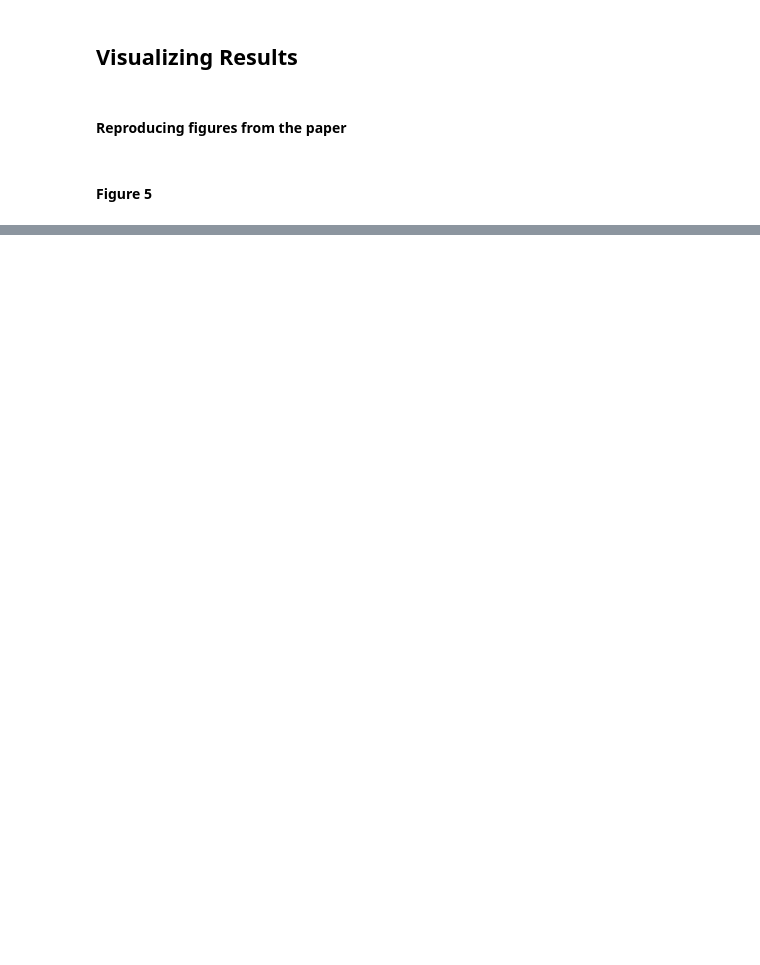
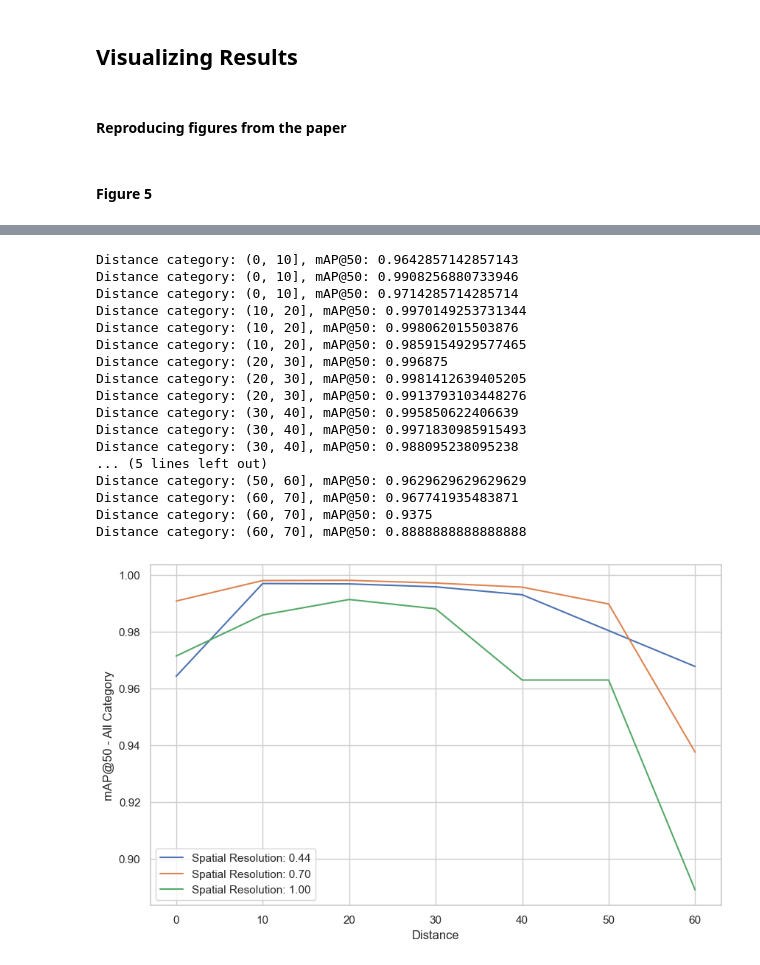
Before and after one commit to vdakov/frmdl-object-detection-distance-resolution, a Jupyter notebook: experiments.ipynb, the cells around one changed output, grey strips where cells are left out. Saved outputs shown, nothing was run; the diff lists cells and outputs as text; code cells hidden in the pictures; blank space fills up the shorter version.

```diff
--- a/experiments.ipynb
+++ b/experiments.ipynb
@@ -300,0 +417,42 @@ multi_lineplot(data_dict, xlabel="Distance(m)", ylabel="Recall-Pedestrian")
+# %%
+bins = list(range(0, 75, 10))
+df['distance_category'] = pd.cut(df['distance'], bins=bins)
+grouped_distance = df.groupby(['distance_category', 'spatial_res'])
+import matplotlib.pyplot as plt
+import seaborn as sns
+sns.set_theme(style="whitegrid")
+spatial_res_distance_dict = {}
+for (distance_label, spatial_resolution), group in grouped_distance:
+    curr_map_50 = compute_map50(group, plot=False)
+    print(f"Distance category: {distance_label}, mAP@50: {curr_map_50}")
+    if spatial_resolution not in spatial_res_distance_dict:
+        spatial_res_distance_dict[spatial_resolution] = []
+    spatial_res_distance_dict[spatial_resolution].append(curr_map_50)
+
+plt.figure(figsize=(10, 6))
+plt.xlabel("Distance")
+plt.ylabel("mAP@50 - All Category")
+
+for spatial_res, spa in spatial_res_distance_dict.items():
+    plt.plot(bins[:-1], spa, label=f"Spatial Resolution: {spatial_res}")
+plt.legend()
+plt.show()
+# %% [output]
+Distance category: (0, 10], mAP@50: 0.9642857142857143
+Distance category: (0, 10], mAP@50: 0.9908256880733946
+Distance category: (0, 10], mAP@50: 0.9714285714285714
+Distance category: (10, 20], mAP@50: 0.9970149253731344
+Distance category: (10, 20], mAP@50: 0.998062015503876
+Distance category: (10, 20], mAP@50: 0.9859154929577465
+Distance category: (20, 30], mAP@50: 0.996875
+Distance category: (20, 30], mAP@50: 0.9981412639405205
+Distance category: (20, 30], mAP@50: 0.9913793103448276
+Distance category: (30, 40], mAP@50: 0.995850622406639
+Distance category: (30, 40], mAP@50: 0.9971830985915493
+Distance category: (30, 40], mAP@50: 0.988095238095238
+... (5 lines left out)
+Distance category: (50, 60], mAP@50: 0.9629629629629629
+Distance category: (60, 70], mAP@50: 0.967741935483871
+Distance category: (60, 70], mAP@50: 0.9375
+Distance category: (60, 70], mAP@50: 0.8888888888888888
+[figure, added]
```
Also changed, not shown: parts of 7 cells of this notebook, 1 other file.
